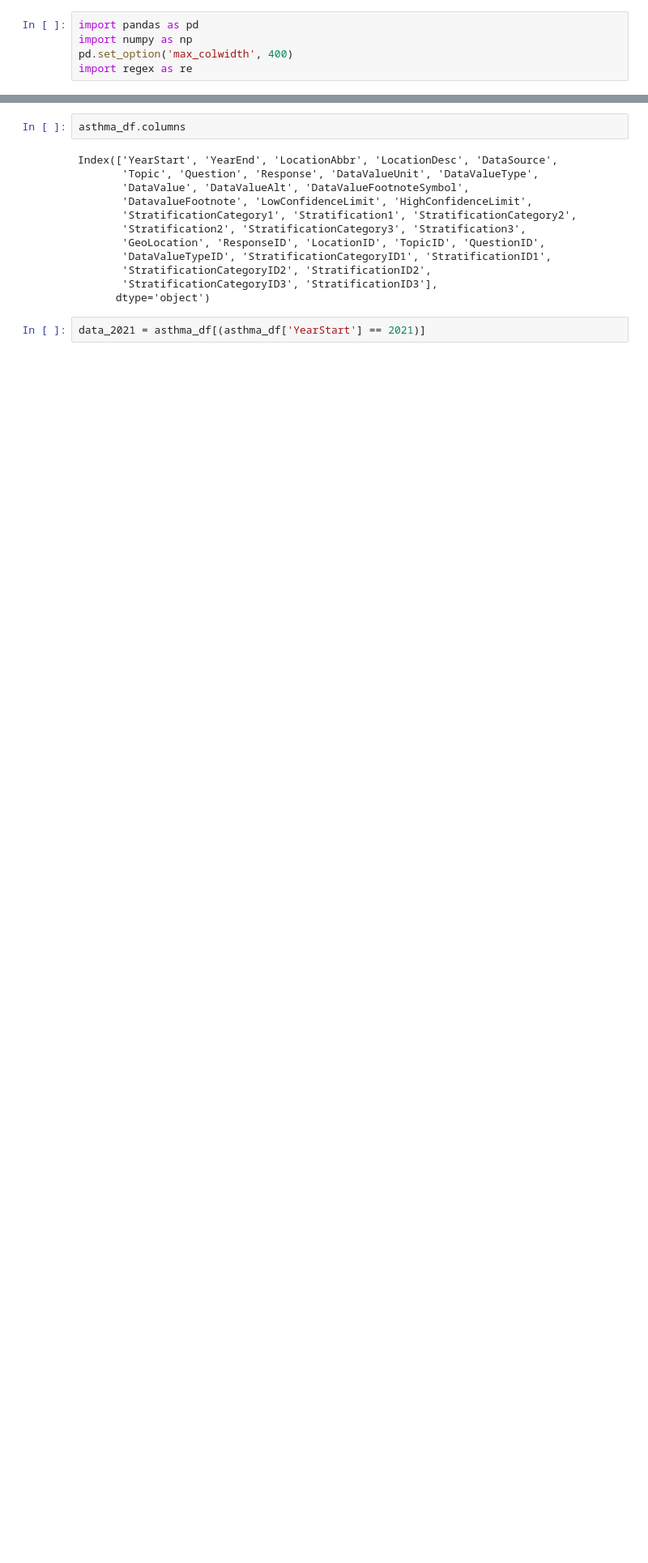
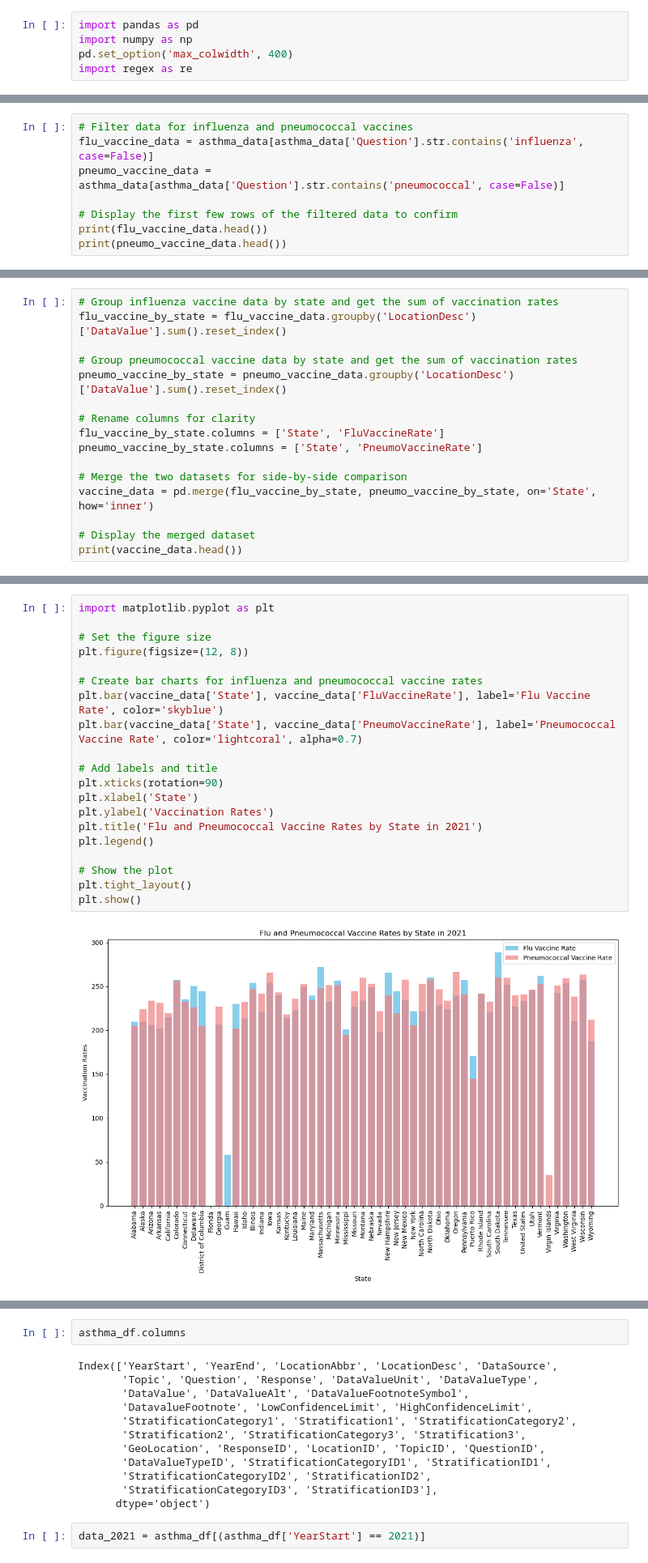
Before and after one commit to icook1/project_3, a Jupyter notebook: project3AsthmaData.ipynb, the cells around one changed output, grey strips where cells are left out. Shown: that part at 81% size. Saved outputs shown, nothing was run; the diff lists cells and outputs as text; blank space fills up the shorter version.

```diff
--- a/project3AsthmaData.ipynb
+++ b/project3AsthmaData.ipynb
@@ -16,0 +24,8 @@ asthma_df.head()
+# %%
+# Filter data for influenza and pneumococcal vaccines
+flu_vaccine_data = asthma_data[asthma_data['Question'].str.contains('influenza', case=False)]
+pneumo_vaccine_data = asthma_data[asthma_data['Question'].str.contains('pneumococcal', case=False)]
+
+# Display the first few rows of the filtered data to confirm
+print(flu_vaccine_data.head())
+print(pneumo_vaccine_data.head())
@@ -16,0 +50,16 @@ asthma_df.head()
+# %%
+# Group influenza vaccine data by state and get the sum of vaccination rates
+flu_vaccine_by_state = flu_vaccine_data.groupby('LocationDesc')['DataValue'].sum().reset_index()
+
+# Group pneumococcal vaccine data by state and get the sum of vaccination rates
+pneumo_vaccine_by_state = pneumo_vaccine_data.groupby('LocationDesc')['DataValue'].sum().reset_index()
+
+# Rename columns for clarity
+flu_vaccine_by_state.columns = ['State', 'FluVaccineRate']
+pneumo_vaccine_by_state.columns = ['State', 'PneumoVaccineRate']
+
+# Merge the two datasets for side-by-side comparison
+vaccine_data = pd.merge(flu_vaccine_by_state, pneumo_vaccine_by_state, on='State', how='inner')
+
+# Display the merged dataset
+print(vaccine_data.head())
@@ -17,3 +73,25 @@ asthma_df.head()
+# %%
+import matplotlib.pyplot as plt
+
+# Set the figure size
+plt.figure(figsize=(12, 8))
+
+# Create bar charts for influenza and pneumococcal vaccine rates
+plt.bar(vaccine_data['State'], vaccine_data['FluVaccineRate'], label='Flu Vaccine Rate', color='skyblue')
+plt.bar(vaccine_data['State'], vaccine_data['PneumoVaccineRate'], label='Pneumococcal Vaccine Rate', color='lightcoral', alpha=0.7)
+
+# Add labels and title
+plt.xticks(rotation=90)
+plt.xlabel('State')
+plt.ylabel('Vaccination Rates')
+plt.title('Flu and Pneumococcal Vaccine Rates by State in 2021')
+plt.legend()
+
+# Show the plot
+plt.tight_layout()
+plt.show()
+# %% [output]
+[figure, added]
 # %%
 asthma_df.info()
 # %% [output]
```
Also changed, not shown: parts of 10 cells of this notebook.
